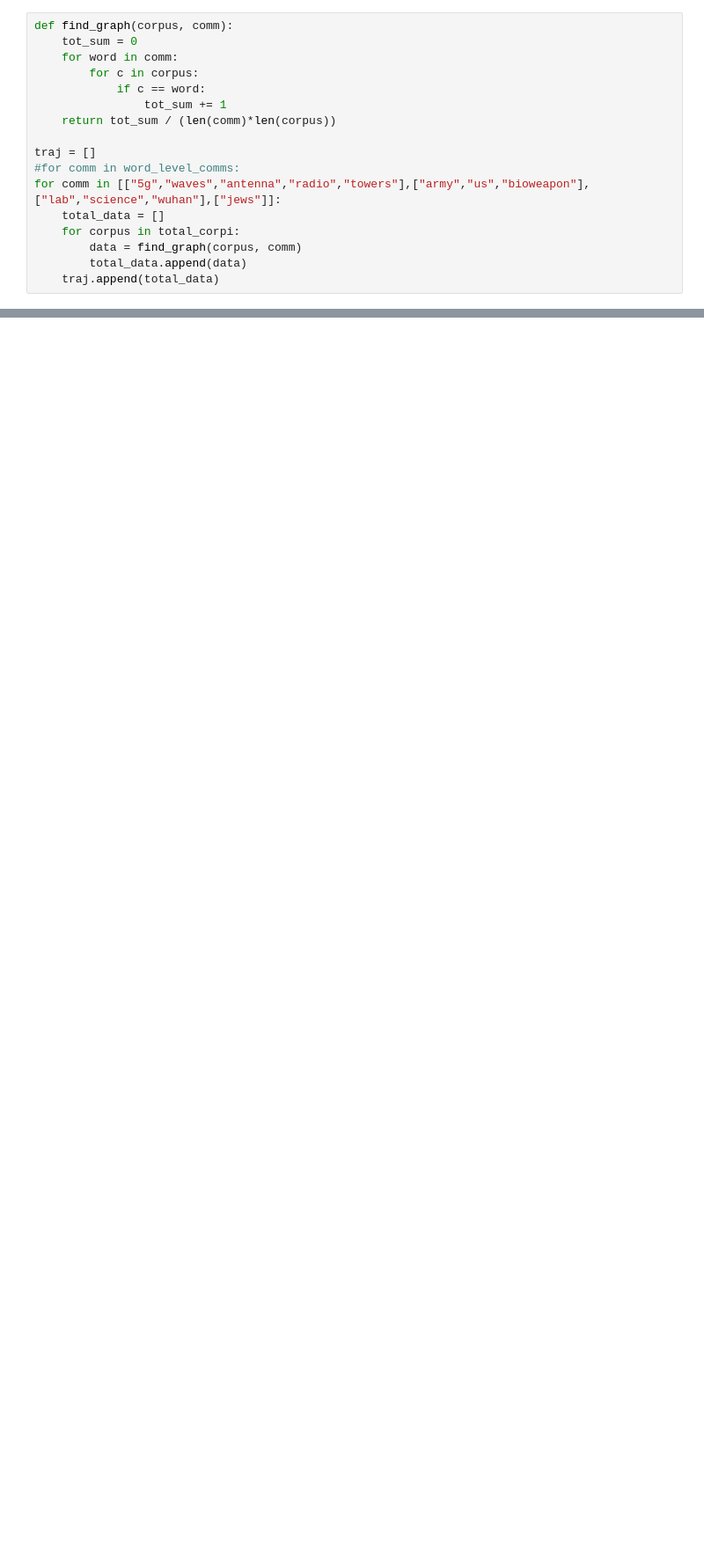
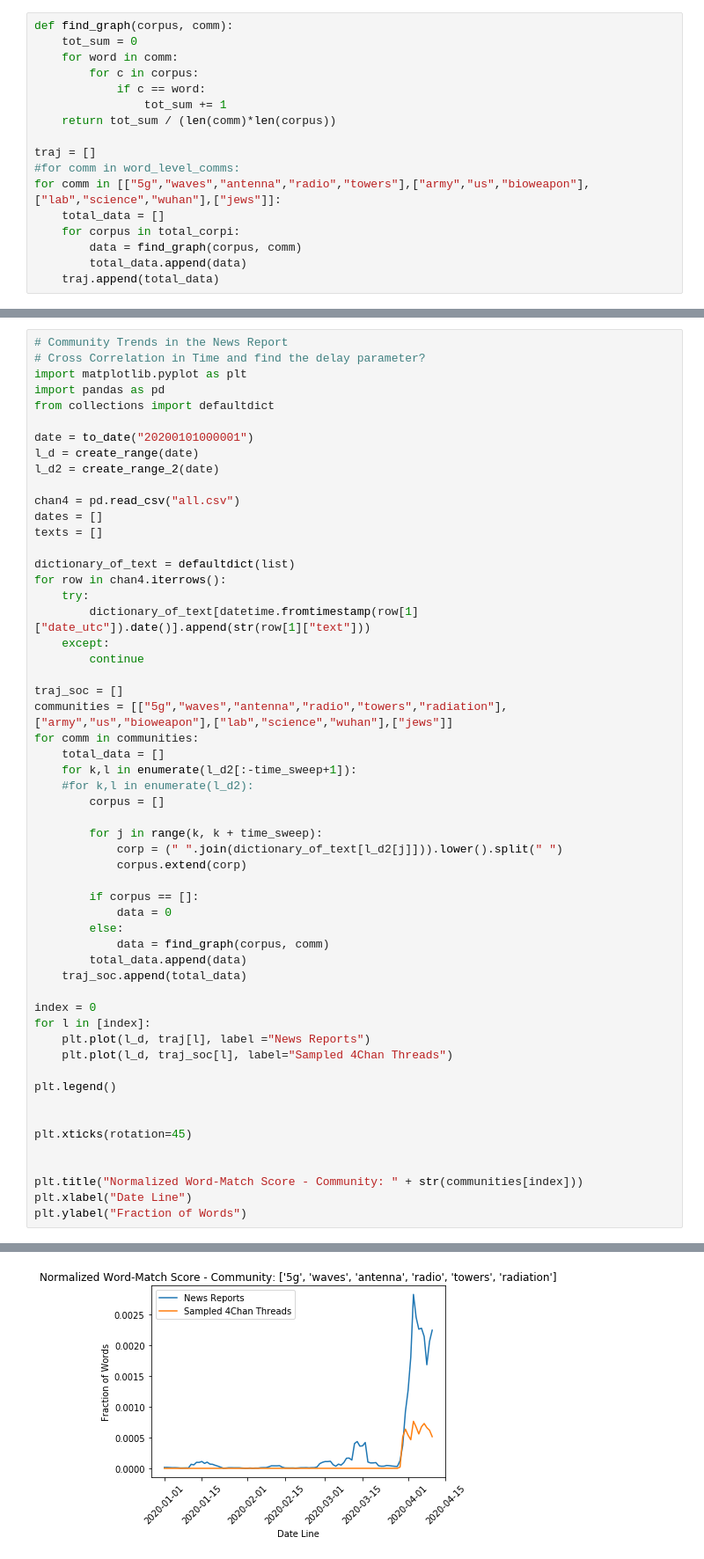
Before and after one commit to pholur/Covid19, a Jupyter notebook: Evaluations/time_series_count.ipynb, the cells around one changed output, grey strips where cells are left out. Shown at 88% size. Cells and saved outputs as stored; diff of their text form; blank space fills up the shorter version.

```diff
--- a/Evaluations/time_series_count.ipynb
+++ b/Evaluations/time_series_count.ipynb
@@ -74,0 +81,56 @@ Text(0, 0.5, 'Fraction of Words')
+# %%
+# Community Trends in the News Report
+# Cross Correlation in Time and find the delay parameter?
+import matplotlib.pyplot as plt
+import pandas as pd
+from collections import defaultdict
+
+date = to_date("20200101000001")
+l_d = create_range(date)
+l_d2 = create_range_2(date)
+
+chan4 = pd.read_csv("all.csv")
+dates = []
+texts = []
+
+dictionary_of_text = defaultdict(list)
+for row in chan4.iterrows():
+    try:
+        dictionary_of_text[datetime.fromtimestamp(row[1]["date_utc"]).date()].append(str(row[1]["text"]))
+    except:
+        continue
+
+traj_soc = []
+communities = [["5g","waves","antenna","radio","towers","radiation"],["army","us","bioweapon"],["lab","science","wuhan"],["jews"]]
+for comm in communities:
+    total_data = []
+    for k,l in enumerate(l_d2[:-time_sweep+1]):
+    #for k,l in enumerate(l_d2):
+        corpus = []
+
+        for j in range(k, k + time_sweep):
+            corp = (" ".join(dictionary_of_text[l_d2[j]])).lower().split(" ")
+            corpus.extend(corp)
+
+        if corpus == []:
+            data = 0
+        else:
+            data = find_graph(corpus, comm)
+        total_data.append(data)
+    traj_soc.append(total_data)
+
+index = 0
+for l in [index]:
+    plt.plot(l_d, traj[l], label ="News Reports")
+    plt.plot(l_d, traj_soc[l], label="Sampled 4Chan Threads")
+
+plt.legend()
+
+
+plt.xticks(rotation=45)
+
+
+plt.title("Normalized Word-Match Score - Community: " + str(communities[index]))
+plt.xlabel("Date Line")
+plt.ylabel("Fraction of Words")
+# %% [output]
@@ -74,0 +138 @@ Text(0, 0.5, 'Fraction of Words')
+[figure, added]
```
Also changed, not shown: parts of 5 cells of this notebook.
